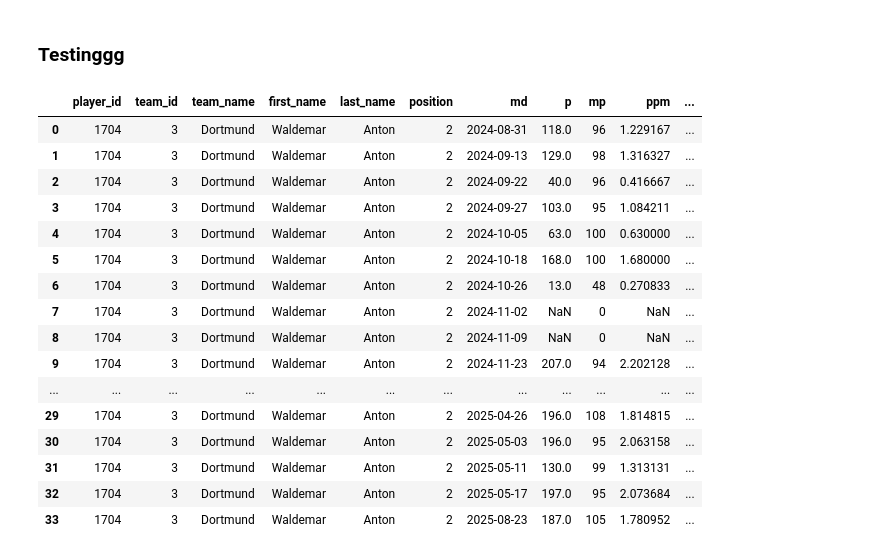
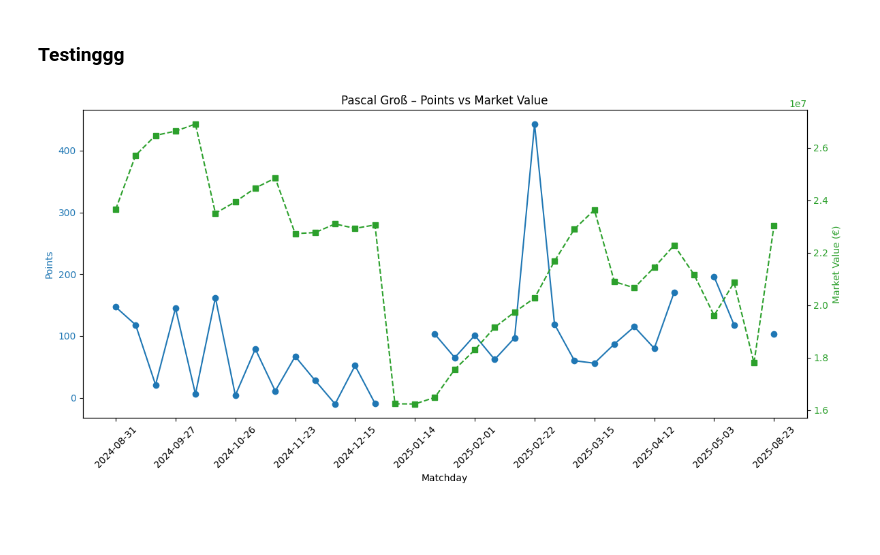
Before and after one commit to walzim/Kickbase-Trading-Advisor, a Jupyter notebook: main.ipynb, the cells around one changed output. Saved outputs shown, nothing was run; the diff lists cells and outputs as text; code cells hidden in the pictures; blank space fills up the shorter version.

```diff
--- a/main.ipynb
+++ b/main.ipynb
@@ -302,46 +342,62 @@ display(comparison_sorted.head(100))
 # %%
 # we need competition_id, player_id, timeframe
 competition_id = 1 # 1 is for Bundesliga, info from github issue thread
 last_mv_values = 365 # in days, max 365
 last_pfm_values = 50 # in matchdays
-player_name = "Waldemar Anton"
+player_name = "Pascal Groß" # Example player
 
 # Get player ID
 player_id = get_player_id(token, competition_id, player_name)
 
 # Get player info
 player_info = get_player_info(token, competition_id, player_id)
 player_team_id = player_info["team_id"]
 player_df = pd.DataFrame([player_info])
 
 # Get player market value
 market_value = get_player_market_value(token, competition_id, player_id, last_mv_values)
 mv_df = pd.DataFrame(market_value)
 
 # Get player performance
 performance = get_player_performance(token, competition_id, player_id, last_pfm_values, player_team_id)
 p_df = pd.DataFrame(performance)
 
 # Merge on 'md'
 merged_df = pd.merge(p_df, mv_df, on="md", how="inner")
 merged_df = player_df.merge(merged_df, how="cross")
 
-display(merged_df)
+#display(merged_df)
+
+# Ensure correct column names (adjust if needed)
+points_col = "p"          # from performance
+mv_col = "mv"         # from market value
+matchday_col = "md"            # common key
+
+fig, ax1 = plt.subplots(figsize=(12, 6))
+
+# Plot Points (left y-axis)
+color = "tab:blue"
+ax1.set_xlabel("Matchday")
+ax1.set_ylabel("Points", color=color)
+ax1.plot(merged_df[matchday_col], merged_df[points_col],
+         marker="o", linestyle="-", color=color, label="Points")
+ax1.tick_params(axis="y", labelcolor=color)
+
+# X-axis formatting
+ax1.xaxis.set_major_locator(ticker.MaxNLocator(integer=True, nbins=15))  # max ~15 ticks
+plt.xticks(rotation=45)
+
+# Create second axis for Market Value (right y-axis)
+ax2 = ax1.twinx()
+color = "tab:green"
+ax2.set_ylabel("Market Value (€)", color=color)
+ax2.plot(merged_df[matchday_col], merged_df[mv_col],
+         marker="s", linestyle="--", color=color, label="Market Value")
+ax2.tick_params(axis="y", labelcolor=color)
+
+# Title and layout
+plt.title(f"{player_name} – Points vs Market Value")
+fig.tight_layout()
+plt.show()
 # %% [output]
-|  | player_id | team_id | team_name | first_name | last_name | position | md | p | mp | ppm | ... |
-| 0 | 1704 | 3 | Dortmund | Waldemar | Anton | 2 | 2024-08-31 | 118.0 | 96 | 1.229167 | ... |
-| 1 | 1704 | 3 | Dortmund | Waldemar | Anton | 2 | 2024-09-13 | 129.0 | 98 | 1.316327 | ... |
-| 2 | 1704 | 3 | Dortmund | Waldemar | Anton | 2 | 2024-09-22 | 40.0 | 96 | 0.416667 | ... |
-| 3 | 1704 | 3 | Dortmund | Waldemar | Anton | 2 | 2024-09-27 | 103.0 | 95 | 1.084211 | ... |
-| 4 | 1704 | 3 | Dortmund | Waldemar | Anton | 2 | 2024-10-05 | 63.0 | 100 | 0.630000 | ... |
-| 5 | 1704 | 3 | Dortmund | Waldemar | Anton | 2 | 2024-10-18 | 168.0 | 100 | 1.680000 | ... |
-| 6 | 1704 | 3 | Dortmund | Waldemar | Anton | 2 | 2024-10-26 | 13.0 | 48 | 0.270833 | ... |
-| 7 | 1704 | 3 | Dortmund | Waldemar | Anton | 2 | 2024-11-02 | NaN | 0 | NaN | ... |
-| 8 | 1704 | 3 | Dortmund | Waldemar | Anton | 2 | 2024-11-09 | NaN | 0 | NaN | ... |
-| 9 | 1704 | 3 | Dortmund | Waldemar | Anton | 2 | 2024-11-23 | 207.0 | 94 | 2.202128 | ... |
-| ... | ... | ... | ... | ... | ... | ... | ... | ... | ... | ... | ... |
-| 29 | 1704 | 3 | Dortmund | Waldemar | Anton | 2 | 2025-04-26 | 196.0 | 108 | 1.814815 | ... |
-| 30 | 1704 | 3 | Dortmund | Waldemar | Anton | 2 | 2025-05-03 | 196.0 | 95 | 2.063158 | ... |
-| 31 | 1704 | 3 | Dortmund | Waldemar | Anton | 2 | 2025-05-11 | 130.0 | 99 | 1.313131 | ... |
-| 32 | 1704 | 3 | Dortmund | Waldemar | Anton | 2 | 2025-05-17 | 197.0 | 95 | 2.073684 | ... |
-| 33 | 1704 | 3 | Dortmund | Waldemar | Anton | 2 | 2025-08-23 | 187.0 | 105 | 1.780952 | ... |
+[figure, added]
```
Also changed, not shown: parts of 23 cells of this notebook, 3 other files.
